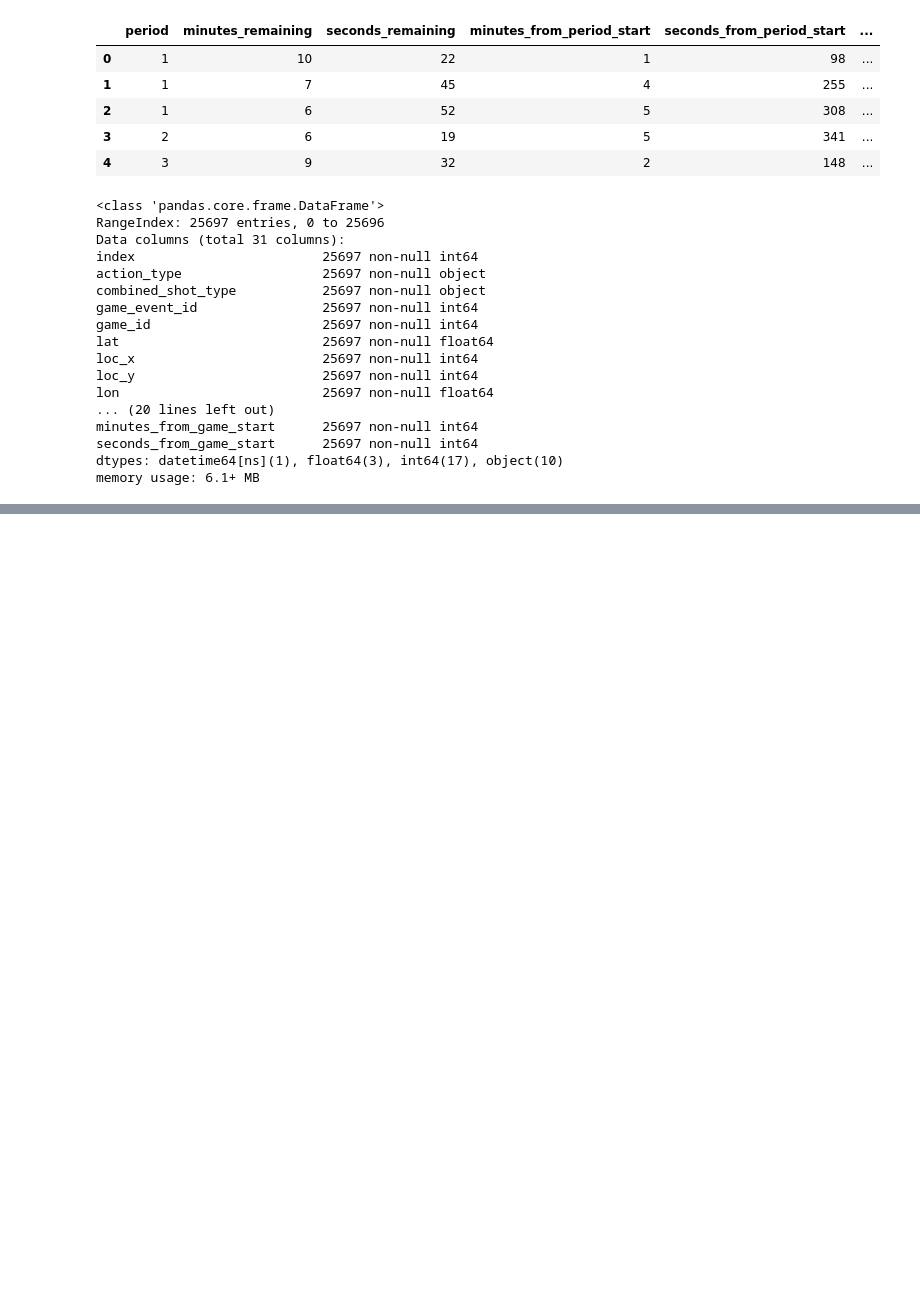
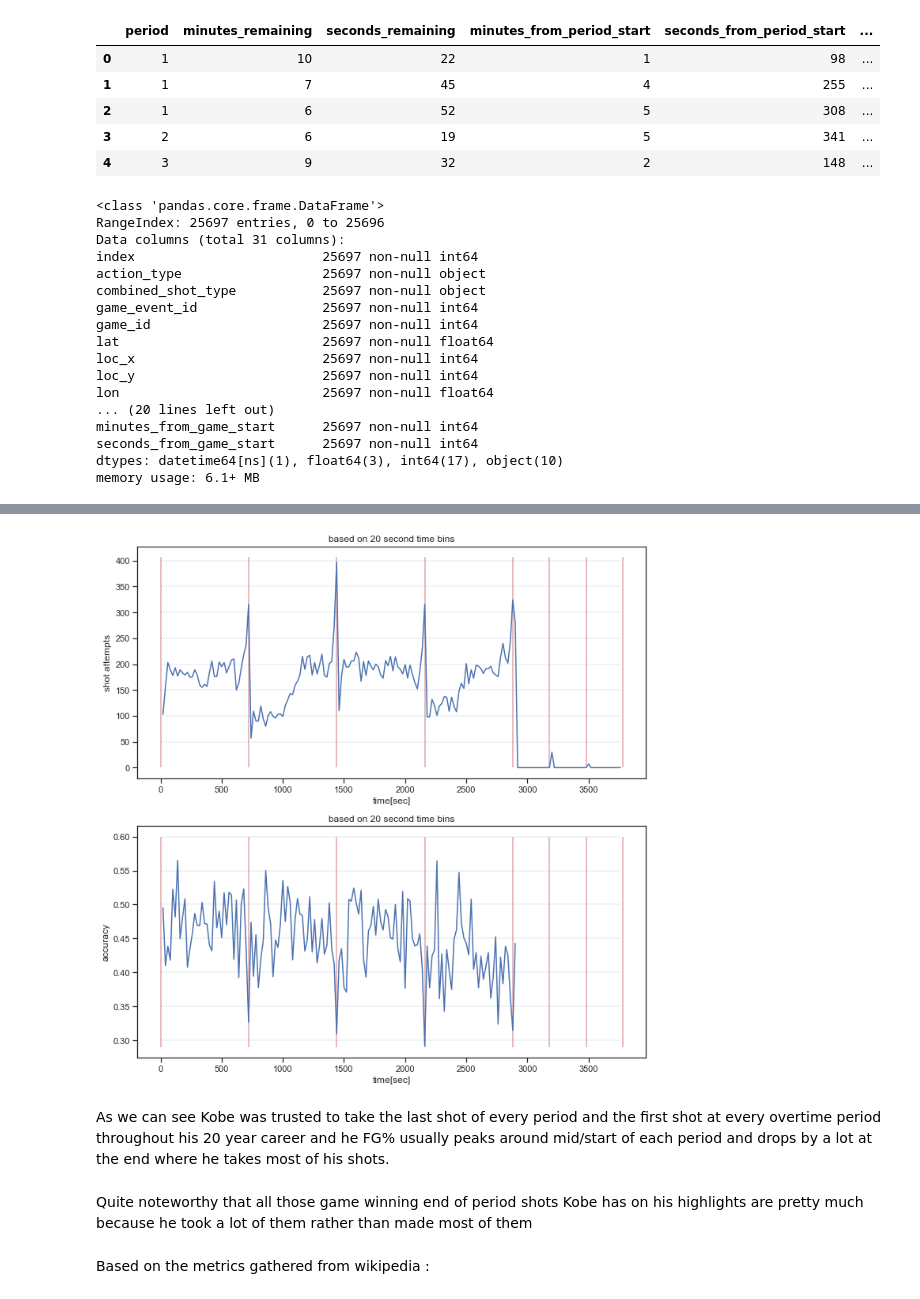
Before and after one commit to mageirakos/blood-transfusion-center, a Jupyter notebook: Kobe Bryant Shot Selection/main.ipynb, the cells around one changed output, grey strips where cells are left out. Cells and saved outputs as stored; diff of their text form; code cells hidden in the pictures; blank space fills up the shorter version.

```diff
--- a/Kobe Bryant Shot Selection/main.ipynb
+++ b/Kobe Bryant Shot Selection/main.ipynb
@@ -152,0 +145,7 @@ ValueError: shape mismatch: objects cannot be broadcast to a single shape
+# %%
+time_bins = np.arange(0,60*(4*12+3*5),20)+0.01 #20 means that every 20 seconds there is a bin
+#attempts over time
+attempts, b = np.histogram(data['seconds_from_game_start'],bins=time_bins)
+#accuracay over time
+made, b = np.histogram(data[data['shot_made_flag'] == 1]['seconds_from_game_start'],bins=time_bins)
+miss, b = np.histogram(data[data['shot_made_flag'] == 0]['seconds_from_game_start'],bins=time_bins)
@@ -152,0 +174,3 @@ ValueError: shape mismatch: objects cannot be broadcast to a single shape
+# %%
+acc = made.astype(float) / attempts
+acc
@@ -152,0 +195,26 @@ ValueError: shape mismatch: objects cannot be broadcast to a single shape
+# %%
+fig, (ax1,ax2) = plt.subplots(2,1, figsize=(10,10))
+ax1.plot(time_bins[1:],attempts)
+maxHeight = max(attempts)+10
+#draw red line at the point which each period ends
+ax1.vlines(x=[0,12*60,2*12*60,3*12*60,4*12*60,4*12*60+5*60,4*12*60+2*5*60,4*12*60+3*5*60], ymin=0,ymax=maxHeight, colors='r', alpha=0.5)
+ax1.hlines(y=[50,100,150,200,250,300,350,400], xmin=0, xmax=time_bins[-1] ,colors='b', alpha=0.1)
+ax1.set_xlabel('time[sec]')
+ax1.set_ylabel('shot attempts')
+ax1.set_title('based on 20 second time bins')
+#Let's plot his accuracy over time
+ax2.plot(time_bins[1:], acc)
+ax2.vlines(x=[0,12*60,2*12*60,3*12*60,4*12*60,4*12*60+5*60,4*12*60+2*5*60,4*12*60+3*5*60], ymin=0.29,ymax=0.6, colors='r', alpha=0.5)
+ax2.hlines(y=[0.3,0.35,0.4,0.45,0.5,0.55,0.6], xmin=0, xmax=time_bins[-1] ,colors='b', alpha=0.1)
+ax2.set_xlabel('time[sec]')
+ax2.set_ylabel('accuracy')
+ax2.set_title('based on 20 second time bins')
+plt.tight_layout()
+# %% [output]
+[figure, added]
+# %% [markdown]
+As we can see Kobe was trusted to take the last shot of every period and the first shot at every overtime period throughout his 20 year career and he FG% usually peaks around mid/start of each period and drops by a lot at the end where he takes most of his shots.
+# %% [markdown]
+Quite noteworthy that all those game winning end of period shots Kobe has on his highlights are pretty much because he took a lot of them rather than made most of them
+# %% [markdown]
+Based on the metrics gathered from wikipedia :
```
Also changed, not shown: parts of 59 cells of this notebook, 2 other files.
